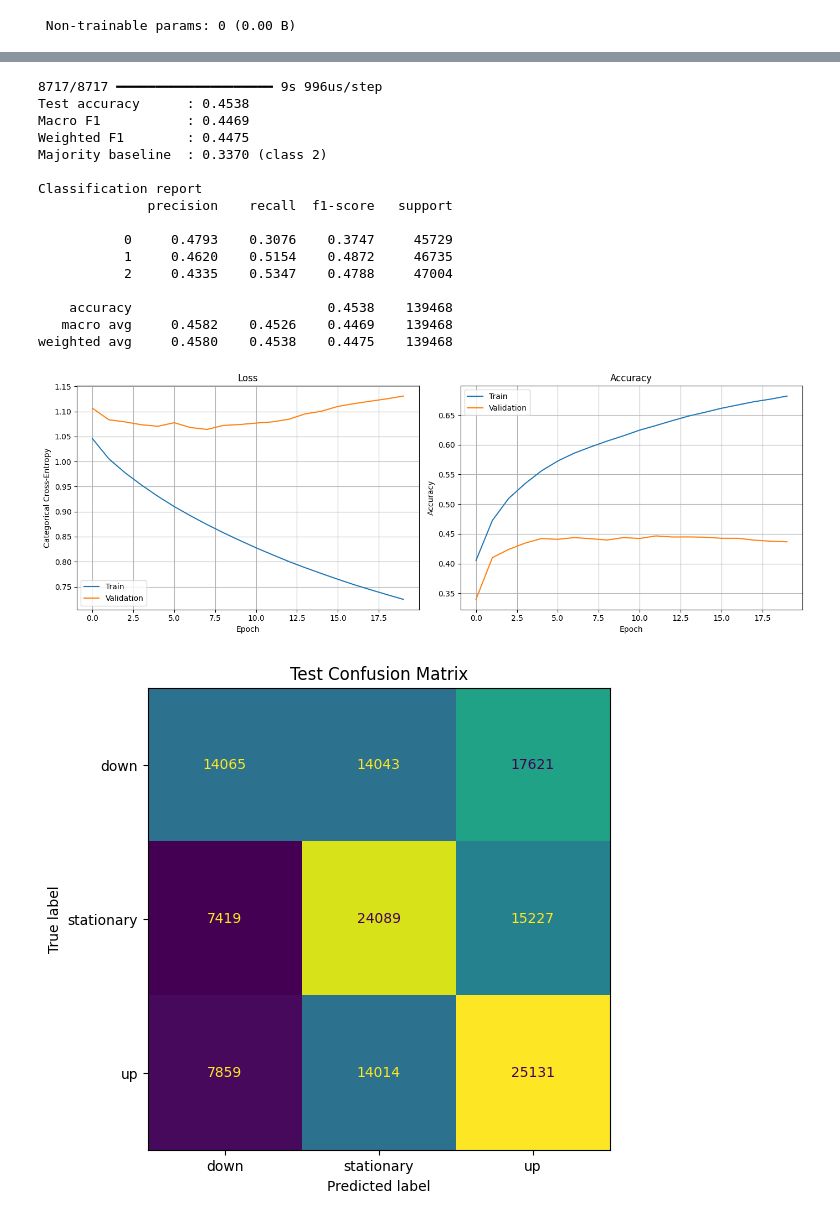
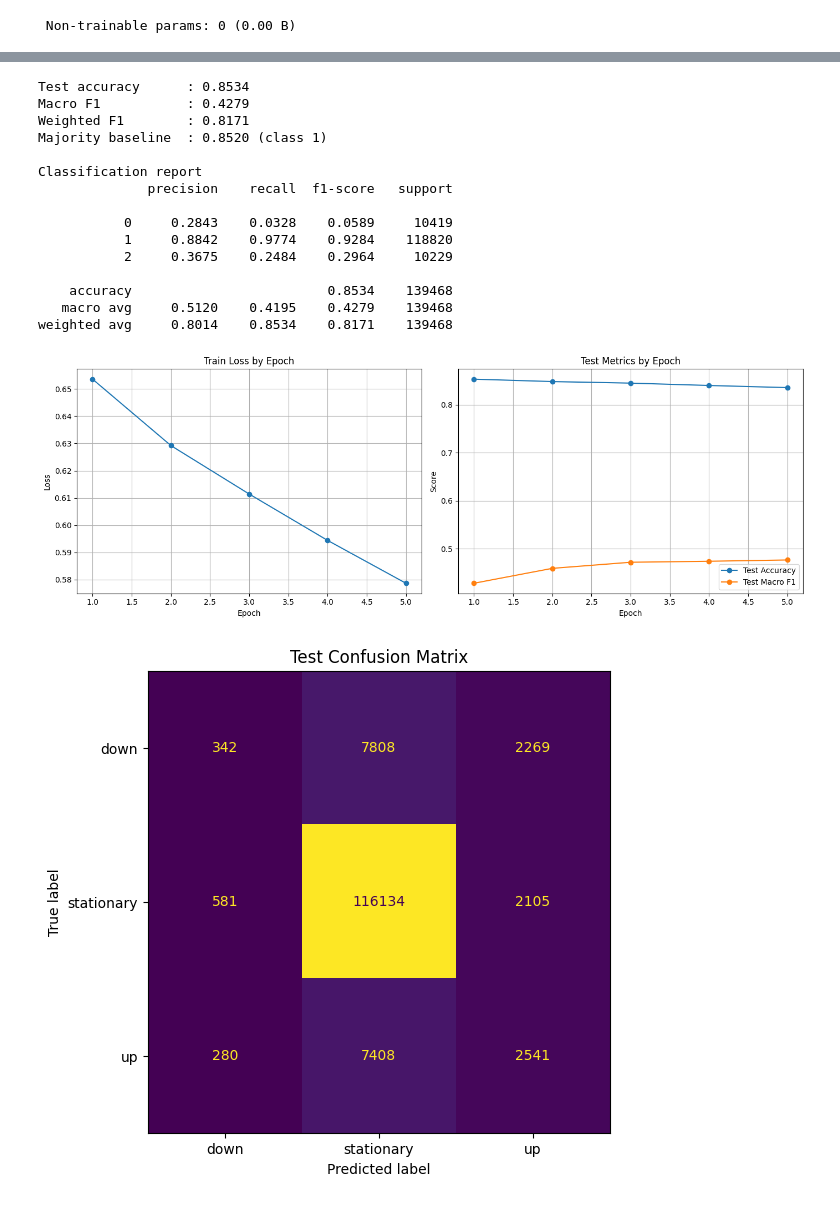
Before and after one commit to mateusz-kazimierczak/DeepLOB, a Jupyter notebook: jupyter_tensorflow/run_train_cnnlob_2017_custom_labels_k20.ipynb, the cells around one changed output, grey strips where cells are left out. Cells and saved outputs as stored; diff of their text form; code cells hidden in the pictures.

Commit message:
custom labels v1

```diff
--- a/jupyter_tensorflow/run_train_cnnlob_2017_custom_labels_k20.ipynb
+++ b/jupyter_tensorflow/run_train_cnnlob_2017_custom_labels_k20.ipynb
@@ -305,0 +215,23 @@ valid total : 139547
+# %%
+alpha_results = []
+for alpha in ALPHA_GRID:
+    train_labels, train_valid_mask = compute_paper_labels(train_mid, k=K_HORIZON, alpha=alpha)
+    test_labels, test_valid_mask = compute_paper_labels(test_mid, k=K_HORIZON, alpha=alpha)
+    train_cmp = compare_with_official_labels(train_official, train_labels, train_valid_mask)
+    test_cmp = compare_with_official_labels(test_official, test_labels, test_valid_mask)
+    alpha_results.append({
+        'alpha': alpha,
+        'train_label_acc': train_cmp['label_accuracy'],
+        'train_label_macro_f1': train_cmp['label_macro_f1'],
+        'test_label_acc': test_cmp['label_accuracy'],
+        'test_label_macro_f1': test_cmp['label_macro_f1'],
+    })
+
+print(f"{'alpha':>8} {'train_acc':>10} {'train_f1':>10} {'test_acc':>10} {'test_f1':>10}")
+print('-' * 56)
+for row in alpha_results:
+    print(f"{row['alpha']:>8.4f} {row['train_label_acc']:>10.4f} {row['train_label_macro_f1']:>10.4f} {row['test_label_acc']:>10.4f} {row['test_label_macro_f1']:>10.4f}")
+
+best_alpha_row = max(alpha_results, key=lambda row: row['train_label_acc'])
+ALPHA = best_alpha_row['alpha']
+print(f'\nSelected alpha by train label agreement: {ALPHA:.4f}')
@@ -463,6 +416,6 @@ Wall time: 10min 55s
 # %%
 cnnlob.load_weights(checkpoint_path)
-pred = cnnlob.predict(testX, batch_size=BATCH_SIZE, verbose=1)
+pred = cnnlob.predict(testX, batch_size=BATCH_SIZE, verbose=0)
 pred_int = np.argmax(pred, axis=1)
 
 report_text = classification_report(test_y_int, pred_int, digits=4)
@@ -475,52 +428,50 @@ majority_acc = float((test_y_int == majority_class).mean())
 
 print(f'Test accuracy      : {acc:.4f}')
 print(f'Macro F1           : {macro_f1:.4f}')
 print(f'Weighted F1        : {weighted_f1:.4f}')
 print(f'Majority baseline  : {majority_acc:.4f} (class {majority_class})')
 print('\nClassification report')
 print(report_text)
 
+history_rows = metric_callback.history_rows
 fig, axes = plt.subplots(1, 2, figsize=(14, 5))
-axes[0].plot(history.history['loss'], label='Train')
-axes[0].plot(history.history['val_loss'], label='Validation')
-axes[0].set_title('Loss')
+axes[0].plot([row['epoch'] for row in history_rows], [row['train_loss'] for row in history_rows], marker='o')
+axes[0].set_title('Train Loss by Epoch')
 axes[0].set_xlabel('Epoch')
-axes[0].set_ylabel('Categorical Cross-Entropy')
+axes[0].set_ylabel('Loss')
 axes[0].grid(True)
-axes[0].legend()
 
-axes[1].plot(history.history['accuracy'], label='Train')
-axes[1].plot(history.history['val_accuracy'], label='Validation')
-axes[1].set_title('Accuracy')
+axes[1].plot([row['epoch'] for row in history_rows], [row['test_acc'] for row in history_rows], marker='o', label='Test Accuracy')
+axes[1].plot([row['epoch'] for row in history_rows], [row['test_macro_f1'] for row in history_rows], marker='o', label='Test Macro F1')
+axes[1].set_title('Test Metrics by Epoch')
 axes[1].set_xlabel('Epoch')
-axes[1].set_ylabel('Accuracy')
+axes[1].set_ylabel('Score')
 axes[1].grid(True)
 axes[1].legend()
 
 plt.tight_layout()
 plt.show()
 
 cm = confusion_matrix(test_y_int, pred_int, labels=[0, 1, 2])
 fig, ax = plt.subplots(figsize=(6, 6))
 ConfusionMatrixDisplay(confusion_matrix=cm, display_labels=['down', 'stationary', 'up']).plot(ax=ax, colorbar=False)
 ax.set_title('Test Confusion Matrix')
 plt.show()
 # %% [output]
-8717/8717 ━━━━━━━━━━━━━━━━━━━━ 9s 996us/step
-Test accuracy      : 0.4538
-Macro F1           : 0.4469
-Weighted F1        : 0.4475
-Majority baseline  : 0.3370 (class 2)
+Test accuracy      : 0.8534
+Macro F1           : 0.4279
+Weighted F1        : 0.8171
+Majority baseline  : 0.8520 (class 1)
 
 Classification report
               precision    recall  f1-score   support
 
-           0     0.4793    0.3076    0.3747     45729
-           1     0.4620    0.5154    0.4872     46735
-           2     0.4335    0.5347    0.4788     47004
+           0     0.2843    0.0328    0.0589     10419
+           1     0.8842    0.9774    0.9284    118820
+           2     0.3675    0.2484    0.2964     10229
 
-    accuracy                         0.4538    139468
-   macro avg     0.4582    0.4526    0.4469    139468
-weighted avg     0.4580    0.4538    0.4475    139468
+    accuracy                         0.8534    139468
+   macro avg     0.5120    0.4195    0.4279    139468
+weighted avg     0.8014    0.8534    0.8171    139468
-[figure, old version]
+[figure, new version]
-[figure, old version]
+[figure, new version]
```
Also changed, not shown: parts of 19 cells of this notebook, 1 other file.
